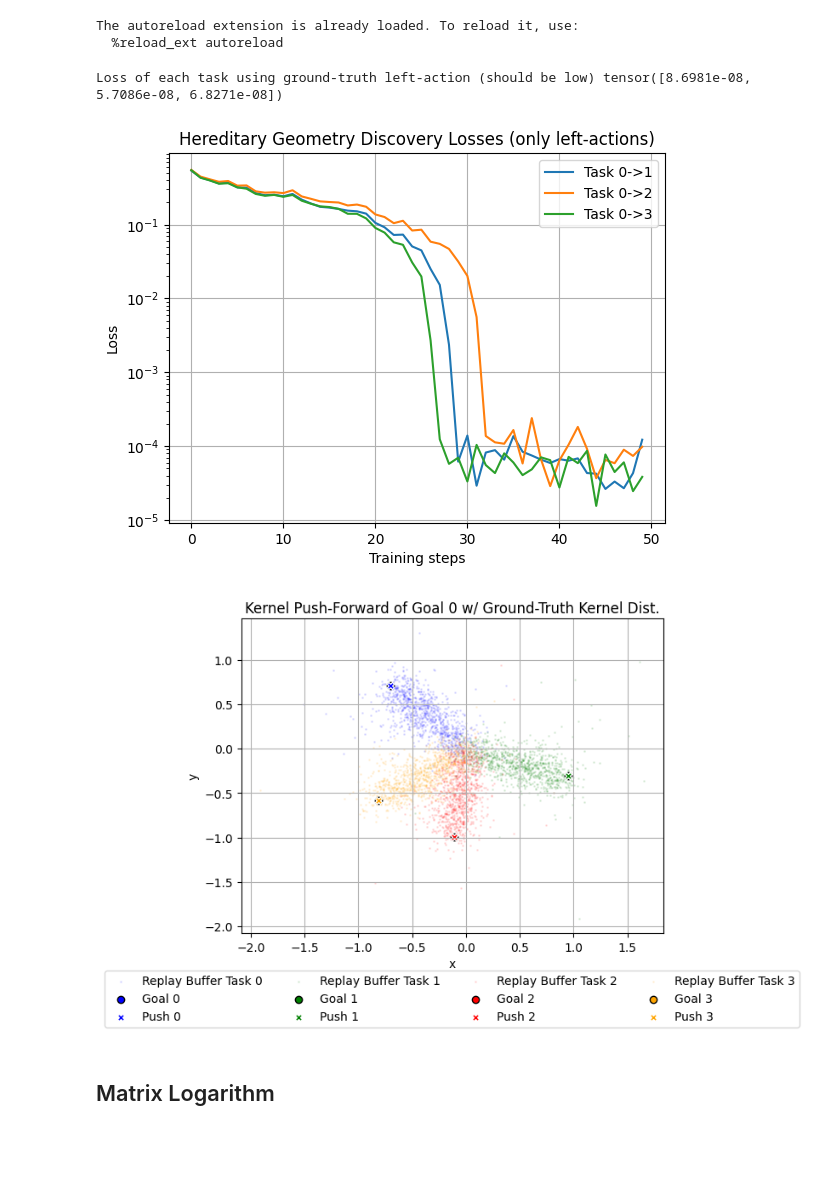
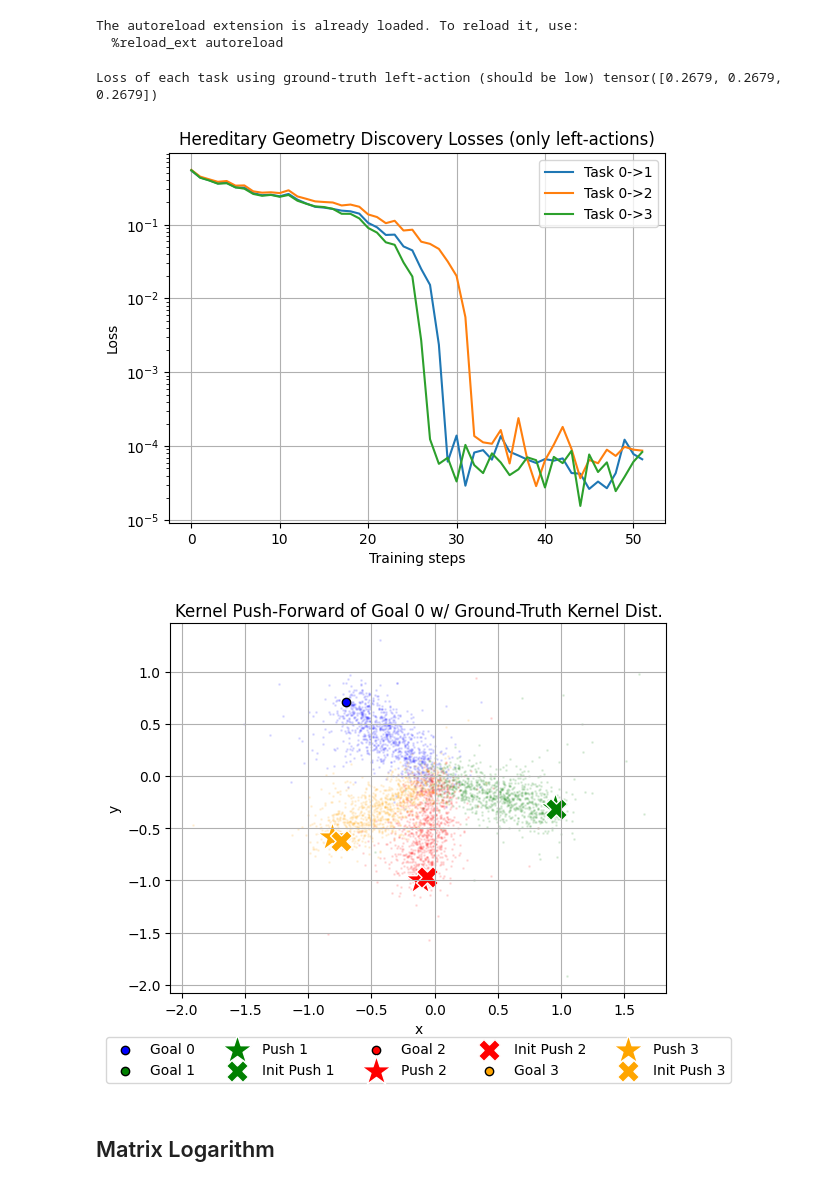
Before and after one commit to PaulNitschke/geo_meta_rl, a Jupyter notebook: step_2_hereditary_geometry_discovery.ipynb, the cells around one changed output. Cells and saved outputs as stored; diff of their text form; code cells hidden in the pictures; blank space fills up the shorter version.

Commit message:
implemented estimated kernel evaluation

```diff
--- a/step_2_hereditary_geometry_discovery.ipynb
+++ b/step_2_hereditary_geometry_discovery.ipynb
@@ -69,12 +71,12 @@ train_goal_locations=[
 %load_ext autoreload
 %autoreload 2
 from src.learning.symmetry_discovery.differential.hereditary_geometry_discovery import HereditaryGeometryDiscovery
-
+ORACLE_KERNEL=False
 
 her_geo_dis=HereditaryGeometryDiscovery(tasks_ps=tasks_ps,tasks_frameestimators=tasks_frameestimators, kernel_dim=KERNEL_DIM, batch_size=128, seed=SEED, bandwidth=0.5,
-                                        task_specifications=train_goal_locations,
+                                        task_specifications=train_goal_locations,use_oracle_rotation_kernel=ORACLE_KERNEL,
                                         lg_inits_how="mode")
-her_geo_dis.optimize(n_steps=5_000)
+her_geo_dis.optimize(n_steps=50_000)
 # %% [output]
 The autoreload extension is already loaded. To reload it, use:
   %reload_ext autoreload
@@ -106,7 +108,7 @@ ground_truth_rotations=[R_11, R_21, R_31, R_41]
 her_geo_dis.evalute_left_actions(lgs=torch.tensor(torch.stack(ground_truth_rotations[1:])), track_loss=False)
 print("Loss of each task using ground-truth left-action (should be low)", her_geo_dis.task_losses)
 # %% [output]
-Loss of each task using ground-truth left-action (should be low) tensor([8.6981e-08, 5.7086e-08, 6.8271e-08])
+Loss of each task using ground-truth left-action (should be low) tensor([0.2679, 0.2679, 0.2679])
 # %%
 import matplotlib.pyplot as plt
 import numpy as np
@@ -121,29 +123,31 @@ plt.ylabel("Loss")
 plt.title("Hereditary Geometry Discovery Losses (only left-actions)")
 plt.show()
 # %% [output]
-[figure, old version]
+[figure, new version]
 # %%
-goal_0_pushed=torch.einsum("Nmn,m->Nn", her_geo_dis.lgs, train_goal_locations[0]["goal"]).detach().numpy()  # shape (n_tasks-1, b, n)
+goal_0_pushed=torch.einsum("Nnm,m->Nn", her_geo_dis.lgs, train_goal_locations[0]["goal"]).detach().numpy()  # shape (n_tasks-1, b, n)
+goal_0_pushed_init=torch.einsum("Nnm,m->Nn", her_geo_dis._lg_inits, train_goal_locations[0]["goal"]).detach().numpy()  # shape (n_tasks-1, b, n)
 
 PLOT_EVERY=100
 colors= ['blue', 'green', 'red', 'orange']
 for idx in range(len(tasks_ps)):
-    plt.scatter(tasks_ps[idx][::PLOT_EVERY, 0], tasks_ps[idx][::PLOT_EVERY, 1], label=f'Replay Buffer Task {idx}', s=1, alpha=0.1, c=colors[idx])
+    plt.scatter(tasks_ps[idx][::PLOT_EVERY, 0], tasks_ps[idx][::PLOT_EVERY, 1], s=1, alpha=0.1, c=colors[idx])
     goal_location=train_goal_locations[idx]["goal"]
 
-    push_goal_base=ground_truth_rotations[idx]@train_goal_locations[0]["goal"]
     plt.scatter(goal_location[0], goal_location[1], color=colors[idx], edgecolor='black', label=f'Goal {idx}')
-    plt.scatter(push_goal_base[0], push_goal_base[1], color=colors[idx], edgecolor='white', label=f'Push {idx}', marker="X")
+    if idx > 0:
+        plt.scatter(goal_0_pushed[idx-1, 0], goal_0_pushed[idx-1, 1], color=colors[idx], edgecolor='white', label=f'Push {idx}', marker="*", s=500)
+        plt.scatter(goal_0_pushed_init[idx-1, 0], goal_0_pushed_init[idx-1, 1], color=colors[idx], edgecolor='white', label=f'Init Push {idx}', marker="X", s=250)
 
 # plt.xlim(-1.5, 1.5)
 # plt.ylim(-1.5, 1.5)
 plt.xlabel('x')
 plt.ylabel('y')
-plt.legend(loc="upper center", bbox_to_anchor=(0.5, -0.1), ncol=4)
+plt.legend(loc="upper center", bbox_to_anchor=(0.5, -0.1), ncol=5)
 plt.title('Kernel Push-Forward of Goal 0 w/ Ground-Truth Kernel Dist.')
 plt.grid()
 plt.show()
 # %% [output]
-[figure, old version]
+[figure, new version]
 # %% [markdown]
 ## Matrix Logarithm
```
Also changed, not shown: parts of 2 cells of this notebook, 4 other files.
